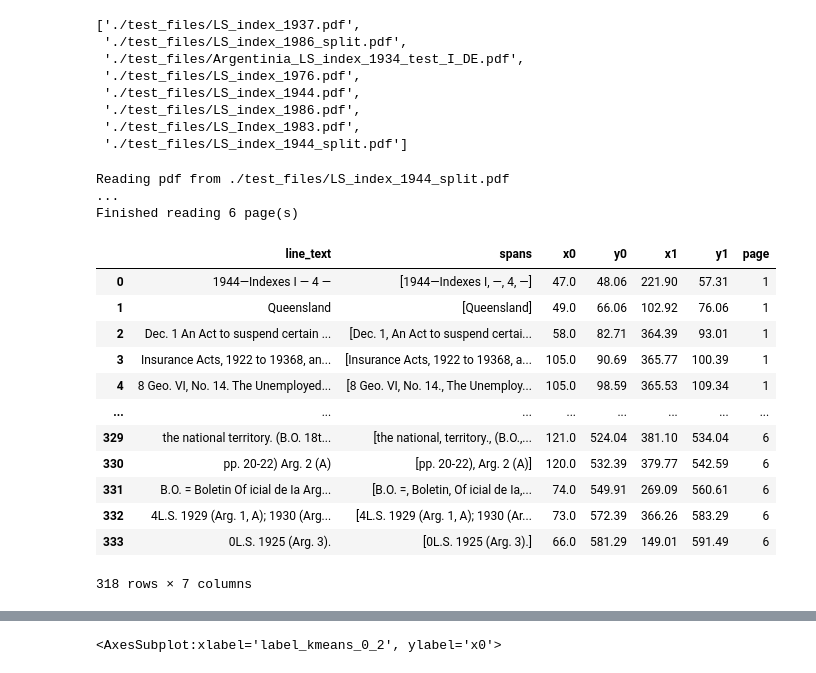
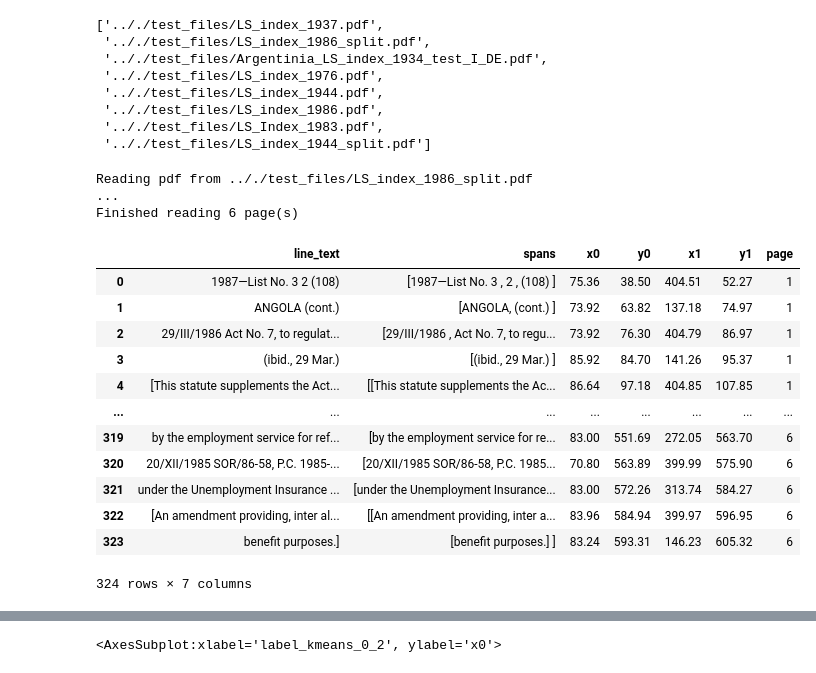
Before and after one commit to jeusa/indexex, a Jupyter notebook: code/index_extraction.ipynb, the cells around one changed output, grey strips where cells are left out. Cells and saved outputs as stored; diff of their text form; code cells hidden in the pictures.

```diff
--- a/index_extraction.ipynb
+++ b/code/index_extraction.ipynb
@@ -18,37 +19,37 @@ import lines
 # %%
-test_files_dir = "./test_files/"
+test_files_dir = ".././test_files/"
 test_files = util.list_files(test_files_dir)
 test_files
 # %% [output]
-['./test_files/LS_index_1937.pdf',
- './test_files/LS_index_1986_split.pdf',
- './test_files/Argentinia_LS_index_1934_test_I_DE.pdf',
- './test_files/LS_index_1976.pdf',
- './test_files/LS_index_1944.pdf',
- './test_files/LS_index_1986.pdf',
- './test_files/LS_Index_1983.pdf',
- './test_files/LS_index_1944_split.pdf']
+['.././test_files/LS_index_1937.pdf',
+ '.././test_files/LS_index_1986_split.pdf',
+ '.././test_files/Argentinia_LS_index_1934_test_I_DE.pdf',
+ '.././test_files/LS_index_1976.pdf',
+ '.././test_files/LS_index_1944.pdf',
+ '.././test_files/LS_index_1986.pdf',
+ '.././test_files/LS_Index_1983.pdf',
+ '.././test_files/LS_index_1944_split.pdf']
 # %%
-pages, dicts = util.read_pdf(test_files[-1])
+pages, dicts = util.read_pdf(test_files[1])
 lines_df = lines.make_lines_df(dicts)
 lines_df = lines.merge_close_lines(lines_df)
 lines_df = lines.remove_useless_lines(lines_df)
 
 display(lines_df)
 # %% [output]
-Reading pdf from ./test_files/LS_index_1944_split.pdf
+Reading pdf from .././test_files/LS_index_1986_split.pdf
 ...
 Finished reading 6 page(s)
 |  | line_text | spans | x0 | y0 | x1 | y1 | page |
-| 0 | 1944—Indexes I — 4 — | [1944—Indexes I, —, 4, —] | 47.0 | 48.06 | 221.90 | 57.31 | 1 |
-| 1 | Queensland | [Queensland] | 49.0 | 66.06 | 102.92 | 76.06 | 1 |
-| 2 | Dec. 1 An Act to suspend certain ... | [Dec. 1, An Act to suspend certai... | 58.0 | 82.71 | 364.39 | 93.01 | 1 |
-| 3 | Insurance Acts, 1922 to 19368, an... | [Insurance Acts, 1922 to 19368, a... | 105.0 | 90.69 | 365.77 | 100.39 | 1 |
-| 4 | 8 Geo. VI, No. 14. The Unemployed... | [8 Geo. VI, No. 14., The Unemploy... | 105.0 | 98.59 | 365.53 | 109.34 | 1 |
+| 0 | 1987—List No. 3 2 (108) | [1987—List No. 3 , 2 , (108) ] | 75.36 | 38.50 | 404.51 | 52.27 | 1 |
+| 1 | ANGOLA (cont.) | [ANGOLA, (cont.) ] | 73.92 | 63.82 | 137.18 | 74.97 | 1 |
+| 2 | 29/III/1986 Act No. 7, to regulat... | [29/III/1986 , Act No. 7, to regu... | 73.92 | 76.30 | 404.79 | 86.97 | 1 |
+| 3 | (ibid., 29 Mar.) | [(ibid., 29 Mar.) ] | 85.92 | 84.70 | 141.26 | 95.37 | 1 |
+| 4 | [This statute supplements the Act... | [[This statute supplements the Ac... | 86.64 | 97.18 | 404.85 | 107.85 | 1 |
 | ... | ... | ... | ... | ... | ... | ... | ... |
-| 329 | the national territory. (B.O. 18t... | [the national, territory., (B.O.,... | 121.0 | 524.04 | 381.10 | 534.04 | 6 |
-| 330 | pp. 20-22) Arg. 2 (A) | [pp. 20-22), Arg. 2 (A)] | 120.0 | 532.39 | 379.77 | 542.59 | 6 |
-| 331 | B.O. = Boletin Of icial de Ia Arg... | [B.O. =, Boletin, Of icial de Ia,... | 74.0 | 549.91 | 269.09 | 560.61 | 6 |
-| 332 | 4L.S. 1929 (Arg. 1, A); 1930 (Arg... | [4L.S. 1929 (Arg. 1, A); 1930 (Ar... | 73.0 | 572.39 | 366.26 | 583.29 | 6 |
-| 333 | 0L.S. 1925 (Arg. 3). | [0L.S. 1925 (Arg. 3).] | 66.0 | 581.29 | 149.01 | 591.49 | 6 |
+| 319 | by the employment service for ref... | [by the employment service for re... | 83.00 | 551.69 | 272.05 | 563.70 | 6 |
+| 320 | 20/XII/1985 SOR/86-58, P.C. 1985-... | [20/XII/1985 SOR/86-58, P.C. 1985... | 70.80 | 563.89 | 399.99 | 575.90 | 6 |
+| 321 | under the Unemployment Insurance ... | [under the Unemployment Insurance... | 83.00 | 572.26 | 313.74 | 584.27 | 6 |
+| 322 | [An amendment providing, inter al... | [[An amendment providing, inter a... | 83.96 | 584.94 | 399.97 | 596.95 | 6 |
+| 323 | benefit purposes.] | [benefit purposes.] ] | 83.24 | 593.31 | 146.23 | 605.32 | 6 |
-318 rows × 7 columns
+324 rows × 7 columns
```
Also changed, not shown: parts of 9 cells of this notebook, 5 other files.
